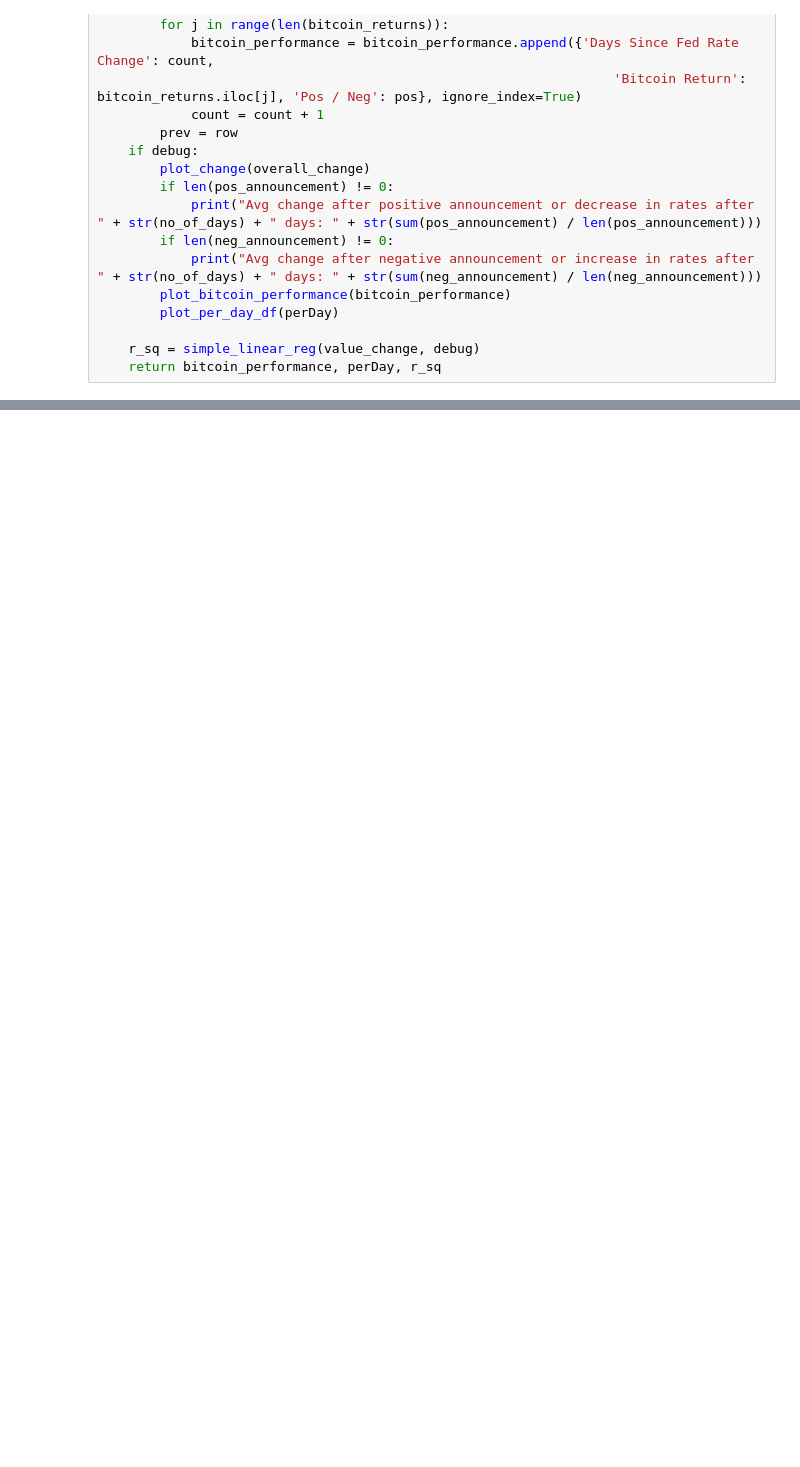
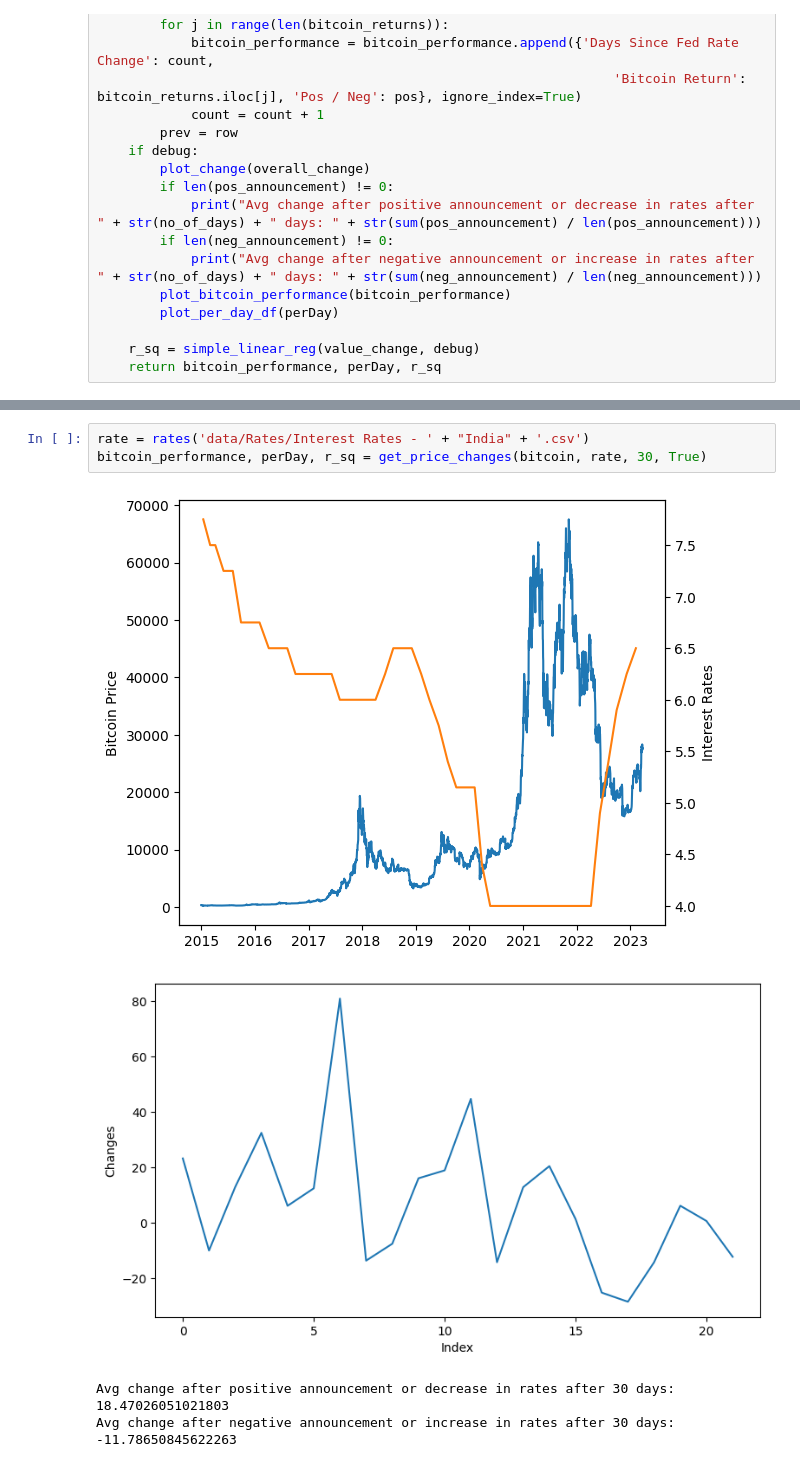
Before and after one commit to Vishalghyv/Quant-Notebook, a Jupyter notebook: Bitcoin vs Interest Rates.ipynb, the cells around one changed output, grey strips where cells are left out. Drawn from its saved outputs; the diff is of its cells as text; blank space fills up the shorter version.

```diff
--- a/Bitcoin vs Interest Rates.ipynb
+++ b/Bitcoin vs Interest Rates.ipynb
@@ -283,0 +257,8 @@ Notes:
+# %%
+rate = rates('data/Rates/Interest Rates - ' + "India" + '.csv')
+bitcoin_performance, perDay, r_sq = get_price_changes(bitcoin, rate, 30, True)
+# %% [output]
+[figure, added]
+[figure, added]
+Avg change after positive announcement or decrease in rates after 30 days: 18.47026051021803
+Avg change after negative announcement or increase in rates after 30 days: -11.78650845622263
```
Also changed, not shown: parts of 14 cells of this notebook, 4 other files.
